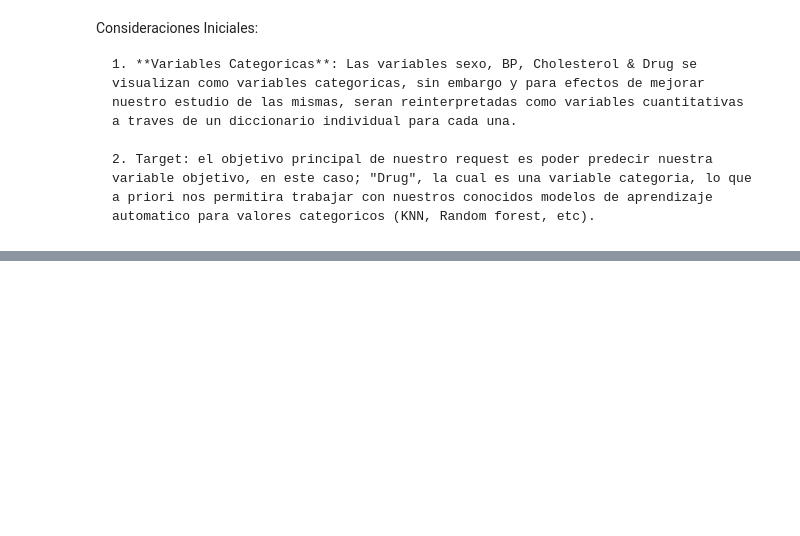
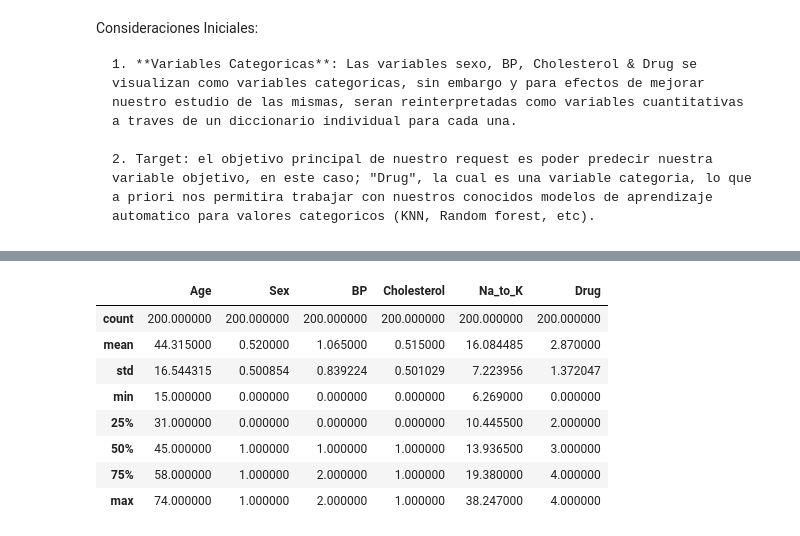
Before and after one commit to Paolo20224/Prueba, a Jupyter notebook: Belt_Exam_drug200.ipynb, the cells around one changed output, grey strips where cells are left out. Saved outputs shown, nothing was run; the diff lists cells and outputs as text; code cells hidden in the pictures; blank space fills up the shorter version.

```diff
--- a/Belt_Exam_drug200.ipynb
+++ b/Belt_Exam_drug200.ipynb
@@ -62,0 +113,13 @@ Consideraciones Iniciales:
+# %%
+#Habiendo ya realizado nuestra respectiva transformacion con base al diccionario previamente expuesto, veremos como se ve representada nuestra nueva estadistica descriptiva
+df2.describe()
+# %% [output]
+|  | Age | Sex | BP | Cholesterol | Na_to_K | Drug |
+| count | 200.000000 | 200.000000 | 200.000000 | 200.000000 | 200.000000 | 200.000000 |
+| mean | 44.315000 | 0.520000 | 1.065000 | 0.515000 | 16.084485 | 2.870000 |
+| std | 16.544315 | 0.500854 | 0.839224 | 0.501029 | 7.223956 | 1.372047 |
+| min | 15.000000 | 0.000000 | 0.000000 | 0.000000 | 6.269000 | 0.000000 |
+| 25% | 31.000000 | 0.000000 | 0.000000 | 0.000000 | 10.445500 | 2.000000 |
+| 50% | 45.000000 | 1.000000 | 1.000000 | 1.000000 | 13.936500 | 3.000000 |
+| 75% | 58.000000 | 1.000000 | 2.000000 | 1.000000 | 19.380000 | 4.000000 |
+| max | 74.000000 | 1.000000 | 2.000000 | 1.000000 | 38.247000 | 4.000000 |
```
Also changed, not shown: parts of 11 cells of this notebook.
